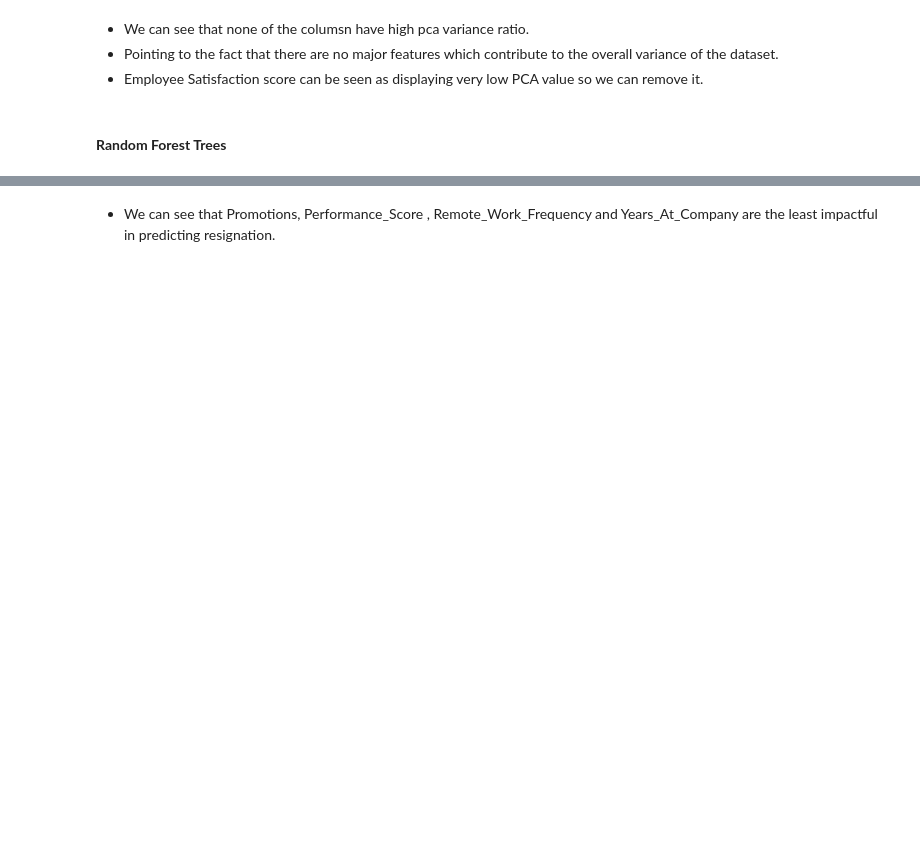
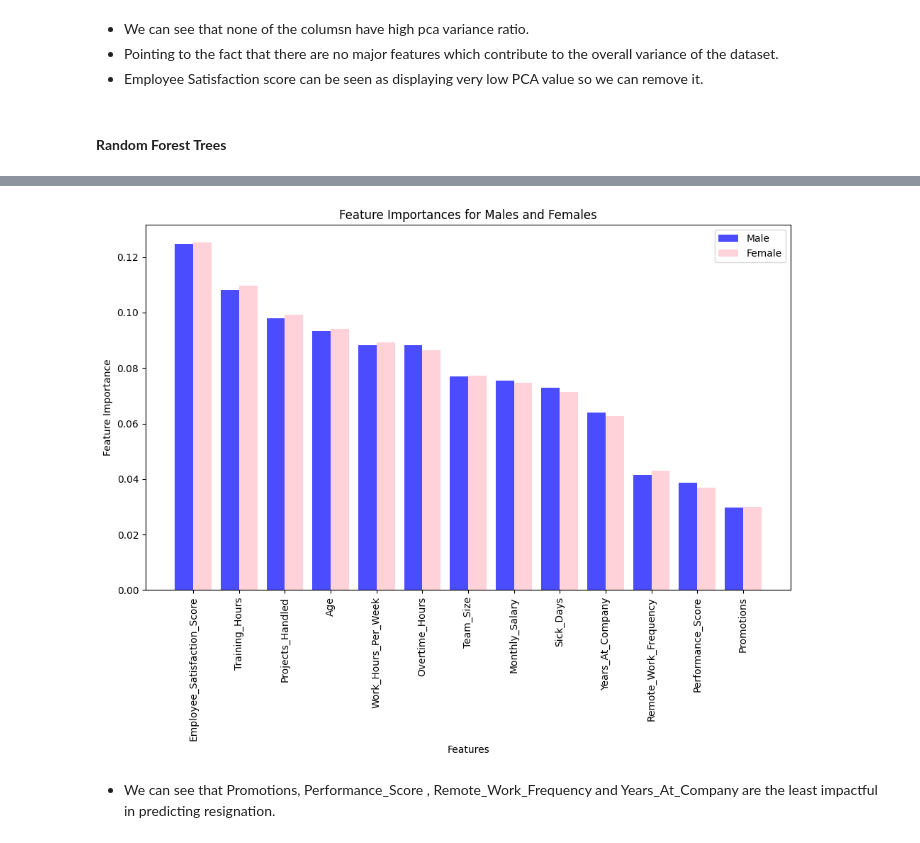
Before and after one commit to sreehariprathap/Data-Analysis--Maths---Algorithms, a Jupyter notebook: Week-10/GroupPresentation-4.ipynb, the cells around one changed output, grey strips where cells are left out. Drawn from its saved outputs; the diff is of its cells as text; code cells hidden in the pictures; blank space fills up the shorter version.

```diff
--- a/Week-10/GroupPresentation-4.ipynb
+++ b/Week-10/GroupPresentation-4.ipynb
@@ -262,5 +364,54 @@ Selected features based on importance: Index(['Employee_Satisfaction_Score', 'Tr
        'Age', 'Overtime_Hours', 'Work_Hours_Per_Week', 'Team_Size',
        'Monthly_Salary', 'Sick_Days', 'Years_At_Company'],
       dtype='object')
+# %%
+# Define feature and target sets for males and females
+X_male = df_male.drop(columns=['Employee_ID', 'Resigned']).select_dtypes(include=['number'])
+y_male = df_male['Resigned'].astype(int)
+
+X_female = df_female.drop(columns=['Employee_ID', 'Resigned']).select_dtypes(include=['number'])
+y_female = df_female['Resigned'].astype(int)
+
+# Step 2: Train Random Forest for Males and Females
+# Males
+rf_male = RandomForestClassifier(n_estimators=100, random_state=42)
+rf_male.fit(X_male, y_male)
+feature_importances_male = rf_male.feature_importances_
+
+# Females
+rf_female = RandomForestClassifier(n_estimators=100, random_state=42)
+rf_female.fit(X_female, y_female)
+feature_importances_female = rf_female.feature_importances_
+
+# Step 3: Sort by Importance (using male's feature order for consistency)
+sorted_idx_male = feature_importances_male.argsort()[::-1]
+sorted_feature_names = X_male.columns[sorted_idx_male]
+sorted_importances_male = feature_importances_male[sorted_idx_male]
+sorted_importances_female = feature_importances_female[sorted_idx_male]
+
+# Step 4: Plot Feature Importances for Male and Female in a Single Graph
+bar_width = 0.4  # Width of the bars
+index = np.arange(len(sorted_feature_names))  # Position of bars
+
+fig, ax = plt.subplots(figsize=(10, 8))
+
+# Plot for males on top
+ax.bar(index, sorted_importances_male, bar_width, label='Male', color='blue', alpha=0.7)
+
+# Plot for females below, slightly shifted
+ax.bar(index + bar_width, sorted_importances_female, bar_width, label='Female', color='pink', alpha=0.7)
+
+# Customize the plot
+ax.set_xlabel('Features')
+ax.set_ylabel('Feature Importance')
+ax.set_title('Feature Importances for Males and Females')
+ax.set_xticks(index + bar_width / 2)
+ax.set_xticklabels(sorted_feature_names, rotation=90)
+ax.legend()
+
+plt.tight_layout()
+plt.show()
+# %% [output]
+[figure, added]
 # %% [markdown]
 - We can see that Promotions, Performance_Score , Remote_Work_Frequency and Years_At_Company are the least impactful in predicting resignation.
```
Also changed, not shown: parts of 12 cells of this notebook.
